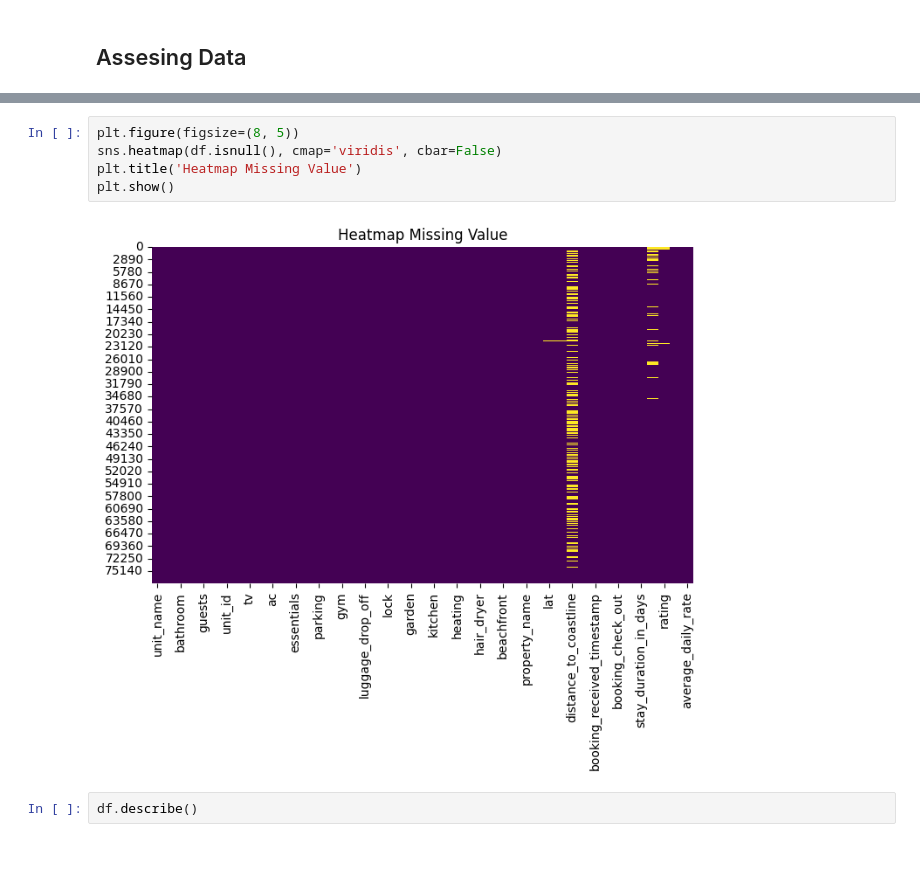
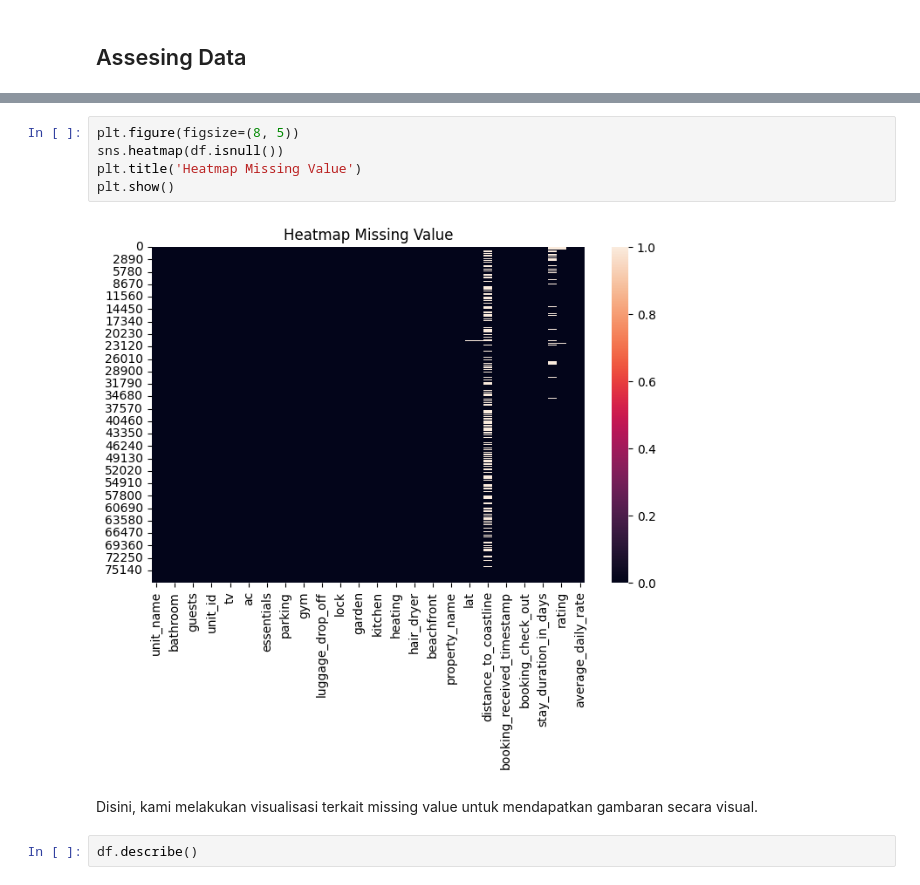
Before and after one commit to naufalsutrisna/Room-Pricing-Bukit-Vista, a Jupyter notebook: machine learning/preprocessing.ipynb, the cells around one changed output, grey strips where cells are left out. Drawn from its saved outputs; the diff is of its cells as text; blank space fills up the shorter version.

```diff
--- a/machine learning/preprocessing.ipynb
+++ b/machine learning/preprocessing.ipynb
@@ -74,10 +92,12 @@ dtype: int64
 # %%
 plt.figure(figsize=(8, 5))
-sns.heatmap(df.isnull(), cmap='viridis', cbar=False)
+sns.heatmap(df.isnull())
 plt.title('Heatmap Missing Value')
 plt.show()
 # %% [output]
-[figure, old version]
+[figure, new version]
+# %% [markdown]
+Disini, kami melakukan visualisasi terkait missing value untuk mendapatkan gambaran secara visual.
 # %%
 df.describe()
 # %% [output]
```
Also changed, not shown: parts of 24 cells of this notebook.
